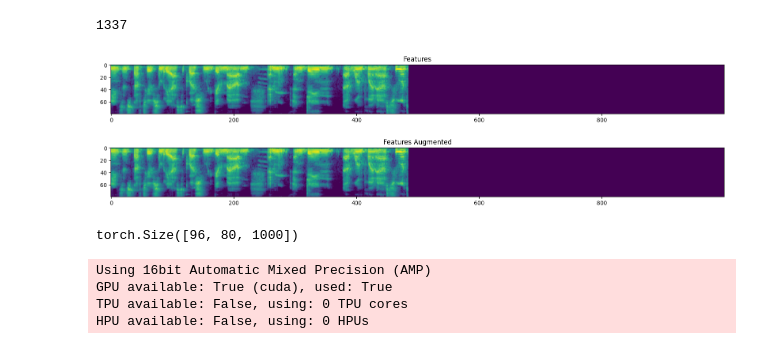
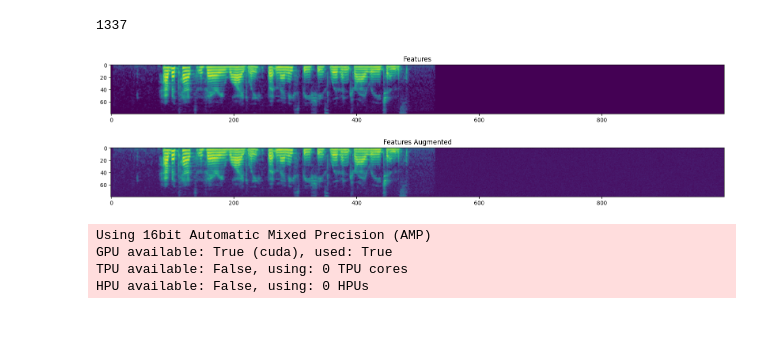
Before and after one commit to johBac97/voice-finder, a Jupyter notebook: notebooks/train_model.ipynb, the cells around one changed output. Saved outputs shown, nothing was run; the diff lists cells and outputs as text; code cells hidden in the pictures.

```diff
--- a/notebooks/train_model.ipynb
+++ b/notebooks/train_model.ipynb
@@ -362,28 +362,24 @@ test_dataloader = torch.utils.data.DataLoader(
     collate_fn=collate_fn,
 )
 # %%
-batch = next(iter(test_dataloader))
+batch = next(iter(train_dataloader))
 # %%
 def plot_sample(batch, sample_index):
     features = batch["features"][sample_index, :].cpu().numpy()
     features_augmented = batch["features_augmented"][sample_index, :].cpu().numpy()
 
     fig, axes = plt.subplots(2, 1, figsize=(20, 5))
     axes[0].title.set_text("Features")
     axes[0].imshow(features)
     axes[1].title.set_text("Features Augmented")
     axes[1].imshow(features_augmented)
     return fig
 
 
 key = list(batch.keys())[0]
-f = plot_sample(batch[key], 2)
+f = plot_sample(batch[key], 3)
 # %% [output]
-[figure, old version]
+[figure, new version]
-# %%
-batch["all_genders"]["features"].shape
-# %% [output]
-torch.Size([96, 80, 1000])
 # %%
 class NTXEntLoss(torch.nn.Module):
     def __init__(self, temperature: float = 0.1):
```
Also changed, not shown: parts of 1 cell of this notebook, 4 other files.
